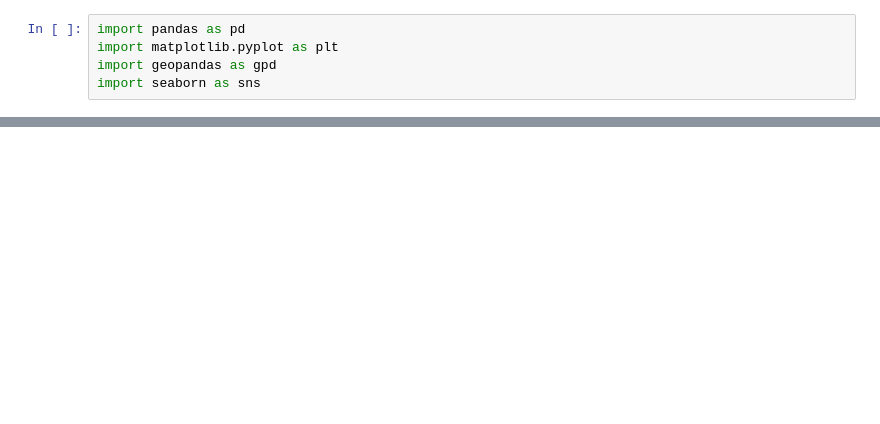
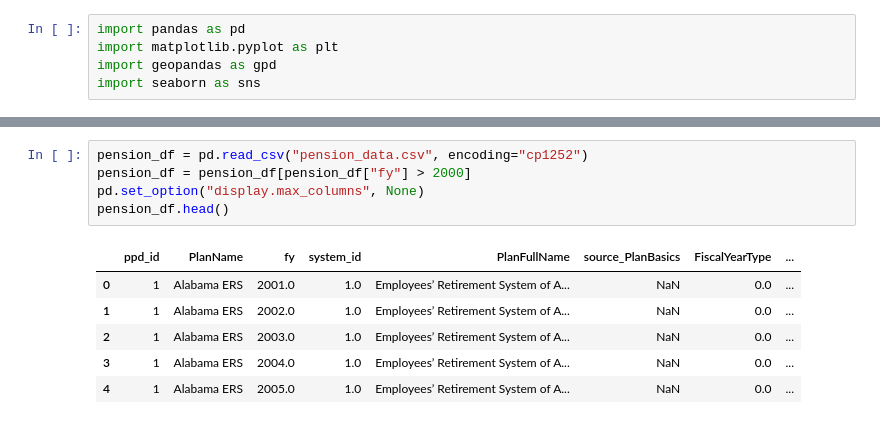
Before and after one commit to lding219/pension-plan-personal-project, a Jupyter notebook: pension_data_analysis.ipynb, the cells around one changed output, grey strips where cells are left out. Cells and saved outputs as stored; diff of their text form; blank space fills up the shorter version.

```diff
--- a/pension_data_analysis.ipynb
+++ b/pension_data_analysis.ipynb
@@ -330,0 +13,12 @@ g
+# %%
+pension_df = pd.read_csv("pension_data.csv", encoding="cp1252")
+pension_df = pension_df[pension_df["fy"] > 2000]
+pd.set_option("display.max_columns", None)
+pension_df.head()
+# %% [output]
+|  | ppd_id | PlanName | fy | system_id | PlanFullName | source_PlanBasics | FiscalYearType | ... |
+| 0 | 1 | Alabama ERS | 2001.0 | 1.0 | Employees’ Retirement System of A... | NaN | 0.0 | ... |
+| 1 | 1 | Alabama ERS | 2002.0 | 1.0 | Employees’ Retirement System of A... | NaN | 0.0 | ... |
+| 2 | 1 | Alabama ERS | 2003.0 | 1.0 | Employees’ Retirement System of A... | NaN | 0.0 | ... |
+| 3 | 1 | Alabama ERS | 2004.0 | 1.0 | Employees’ Retirement System of A... | NaN | 0.0 | ... |
+| 4 | 1 | Alabama ERS | 2005.0 | 1.0 | Employees’ Retirement System of A... | NaN | 0.0 | ... |
```
Also changed, not shown: parts of 46 cells of this notebook, 3 other files.
